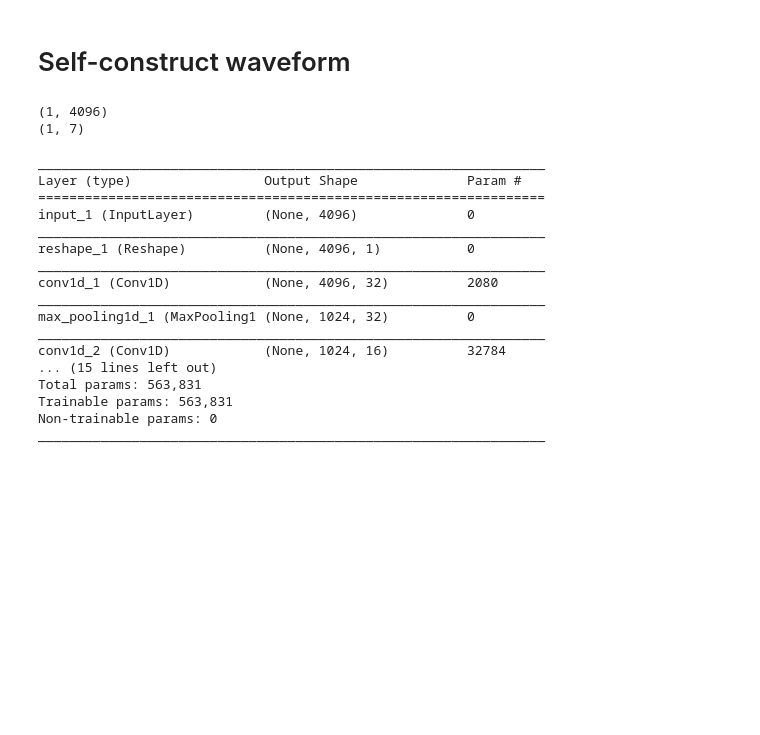
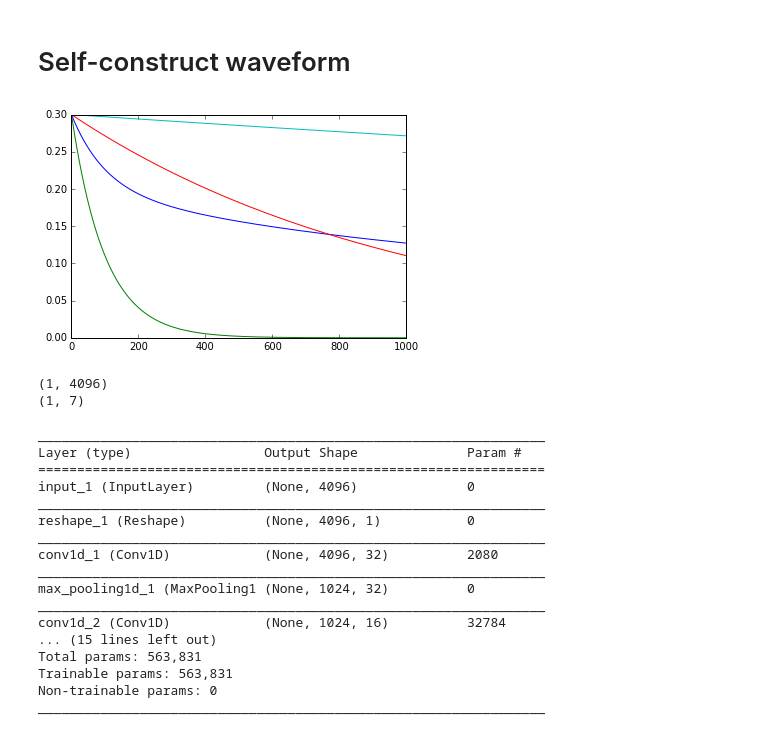
Before and after one commit to hareyakana/Script_For_TS_Keras, a Jupyter notebook: Self_construct_1d_waveform.ipynb, the cells around one changed output. Saved outputs shown, nothing was run; the diff lists cells and outputs as text; code cells hidden in the pictures; blank space fills up the shorter version.

```diff
--- a/Self_construct_1d_waveform.ipynb
+++ b/Self_construct_1d_waveform.ipynb
@@ -145,6 +145,26 @@ def event_creators_sharp_fat(entries):
         t = np.random.normal(0.03,0.005)
         x[i] = double(x[i],w,p,q,r,s,t)
     return x
+# %%
+def three_standard(x,height,decay):
+    y = height*np.exp(-x*decay)+height*np.exp(-0.1*x*decay)+height*np.exp(-0.01*x*decay)
+    return y
+
+test_x = np.arange(1000)
+# test_y = three_standard(test_x,1,0.01)
+test_y1 = standard(test_x,0.3,0.01)
+test_y2 = standard(test_x,0.3,0.001)
+test_y3 = standard(test_x,0.3,0.0001)
+test_y = (test_y1+test_y2+test_y3)/3
+
+plt.figure()
+plt.plot(test_x,test_y)
+plt.plot(test_x,test_y1)
+plt.plot(test_x,test_y2)
+plt.plot(test_x,test_y3)
+plt.show()
+# %% [output]
+[figure, added]
 # %%
 classes = 7
 group = 5
```
Also changed, not shown: parts of 1 cell of this notebook, 3 other files.
